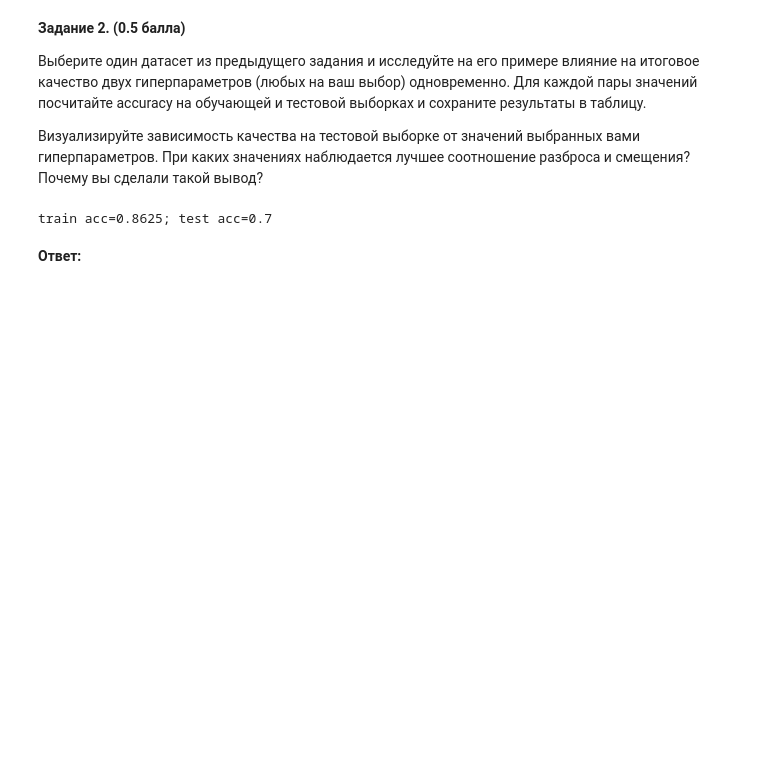
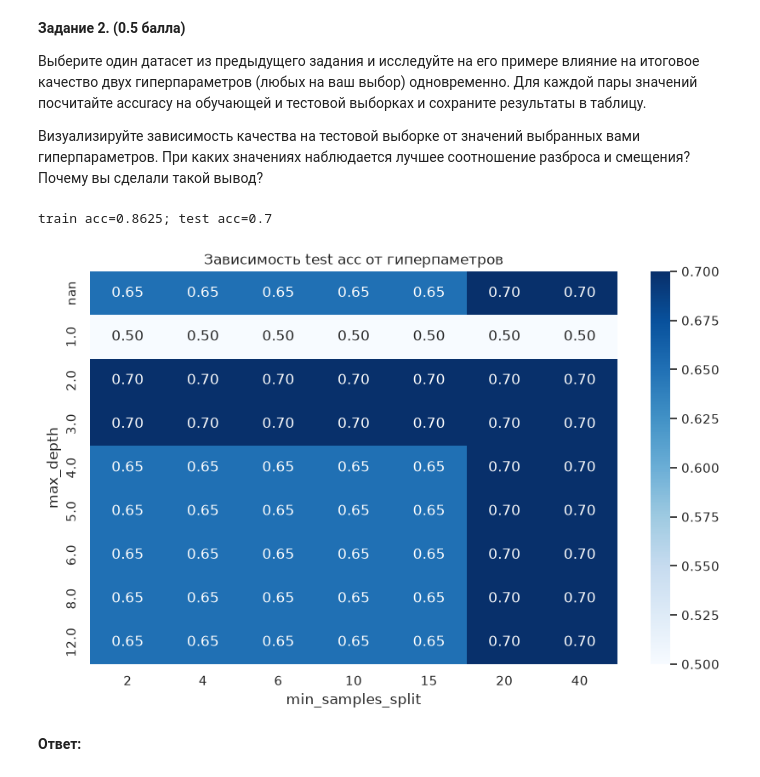
Before and after one commit to 9santa/ml-course-hse, a Jupyter notebook: ml1-2026-spring/homework-practice/homework-practice-05-trees/homework-practice-05-trees.ipynb, the cells around one changed output. Cells and saved outputs as stored; diff of their text form; code cells hidden in the pictures; blank space fills up the shorter version.

```diff
--- a/ml1-2026-spring/homework-practice/homework-practice-05-trees/homework-practice-05-trees.ipynb
+++ b/ml1-2026-spring/homework-practice/homework-practice-05-trees/homework-practice-05-trees.ipynb
@@ -180,6 +180,53 @@ test_acc = tree.score(X_test[2], y_test[2])
 print(f"train acc={train_acc}; test acc={test_acc}")
 # %% [output]
 train acc=0.8625; test acc=0.7
+# %%
+from itertools import product
+
+max_depth_values = [1, 2, 3, 4, 5, 6, 8, 12, None]
+min_samples_split_values = [2, 4, 6, 10, 15, 20, 40]
+
+results = []
+
+for depth, min_split in product(max_depth_values, min_samples_split_values):
+    tree = DecisionTreeClassifier(
+        max_depth=depth,
+        min_samples_split=min_split,
+        random_state=42,
+    )
+
+    tree.fit(X_train[2], y_train[2])
+
+    train_acc = tree.score(X_train[2], y_train[2])
+    test_acc = tree.score(X_test[2], y_test[2])
+
+    results.append([depth, min_split, train_acc, test_acc])
+
+# Таблица результатов
+df = pd.DataFrame(
+    results,
+    columns=["max_depth", "min_samples_split", "train_accuracy", "test_accuracy"]
+)
+
+# display(df)
+
+pivot = df.pivot(
+    index="max_depth",
+    columns="min_samples_split",
+    values="test_accuracy",
+)
+
+# display(pivot)
+
+plt.figure(figsize=(10, 6))
+sns.heatmap(pivot, annot=True, fmt=".2f", cmap=plt.cm.Blues)
+
+plt.title("Зависимость test acc от гиперпаметров")
+plt.xlabel("min_samples_split")
+plt.ylabel("max_depth")
+plt.show()
+# %% [output]
+[figure, added]
 # %% [markdown]
 __Ответ:__
 # %% [markdown]
```
